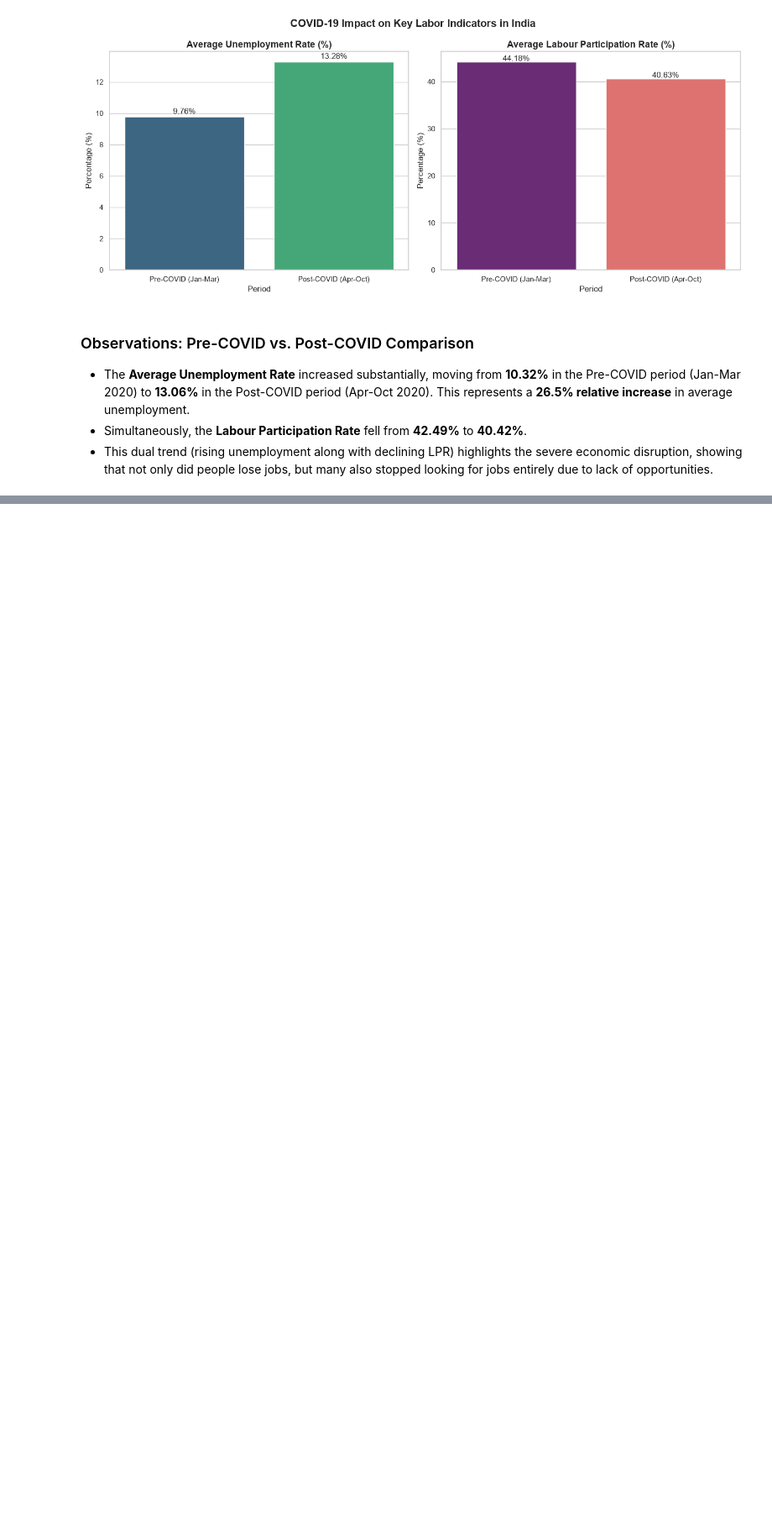
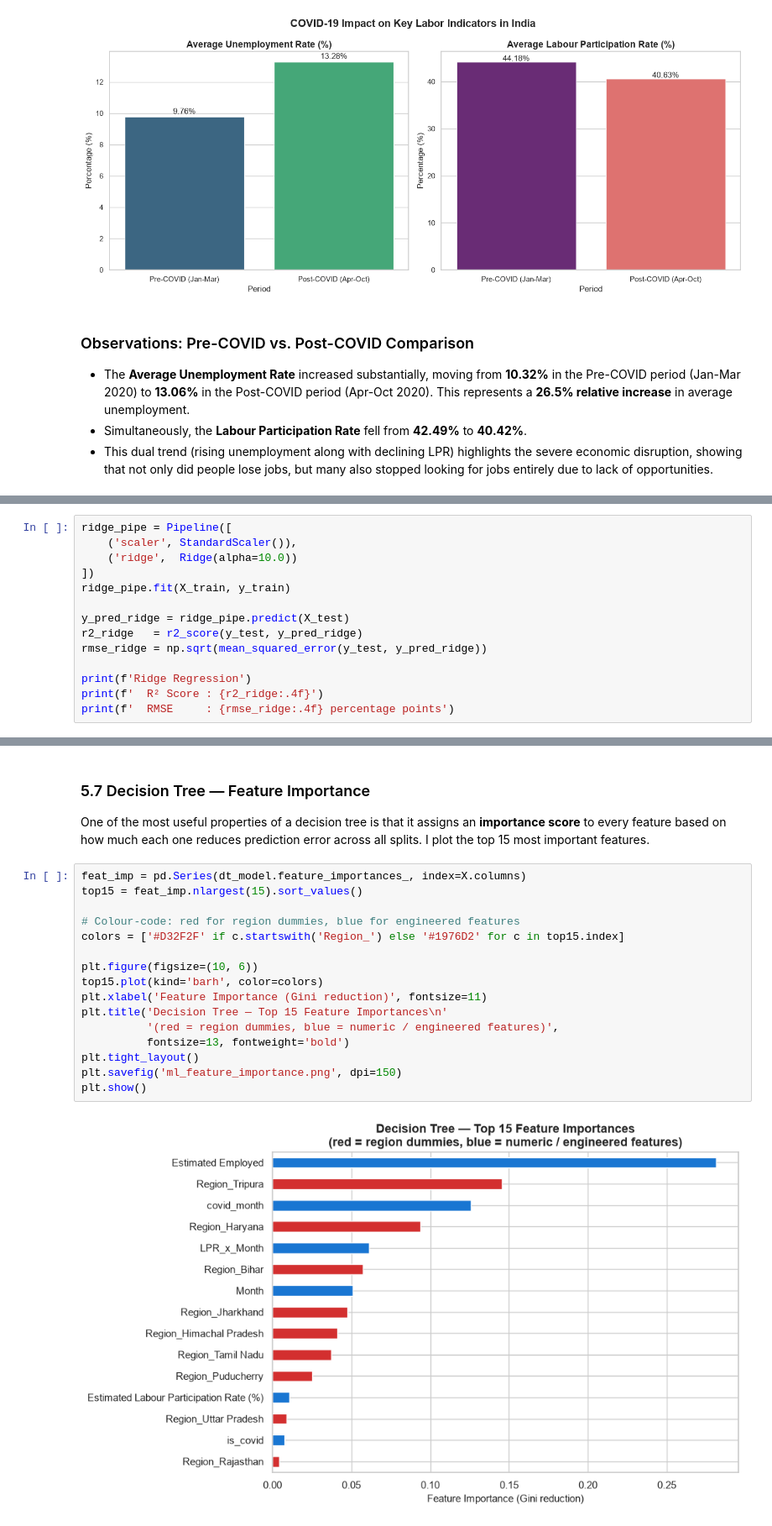
Before and after one commit to Piyush04492/Unemployment_Analysis, a Jupyter notebook: unemployment_analysis.ipynb, the cells around one changed output, grey strips where cells are left out. Shown at 84% size. Saved outputs shown, nothing was run; the diff lists cells and outputs as text; blank space fills up the shorter version.

```diff
--- a/unemployment_analysis.ipynb
+++ b/unemployment_analysis.ipynb
@@ -413,0 +460,14 @@ plt.show()
+# %%
+ridge_pipe = Pipeline([
+    ('scaler', StandardScaler()),
+    ('ridge',  Ridge(alpha=10.0))
+])
+ridge_pipe.fit(X_train, y_train)
+
+y_pred_ridge = ridge_pipe.predict(X_test)
+r2_ridge   = r2_score(y_test, y_pred_ridge)
+rmse_ridge = np.sqrt(mean_squared_error(y_test, y_pred_ridge))
+
+print(f'Ridge Regression')
+print(f'  R² Score : {r2_ridge:.4f}')
+print(f'  RMSE     : {rmse_ridge:.4f} percentage points')
@@ -413,0 +535,24 @@ plt.show()
+# %% [markdown]
+### 5.7 Decision Tree — Feature Importance
+
+One of the most useful properties of a decision tree is that it assigns an
+**importance score** to every feature based on how much each one reduces
+prediction error across all splits. I plot the top 15 most important features.
+# %%
+feat_imp = pd.Series(dt_model.feature_importances_, index=X.columns)
+top15 = feat_imp.nlargest(15).sort_values()
+
+# Colour-code: red for region dummies, blue for engineered features
+colors = ['#D32F2F' if c.startswith('Region_') else '#1976D2' for c in top15.index]
+
+plt.figure(figsize=(10, 6))
+top15.plot(kind='barh', color=colors)
+plt.xlabel('Feature Importance (Gini reduction)', fontsize=11)
+plt.title('Decision Tree — Top 15 Feature Importances\n'
+          '(red = region dummies, blue = numeric / engineered features)',
+          fontsize=13, fontweight='bold')
+plt.tight_layout()
+plt.savefig('ml_feature_importance.png', dpi=150)
+plt.show()
+# %% [output]
+[figure, added]
```
Also changed, not shown: parts of 21 cells of this notebook, 3 other files.
